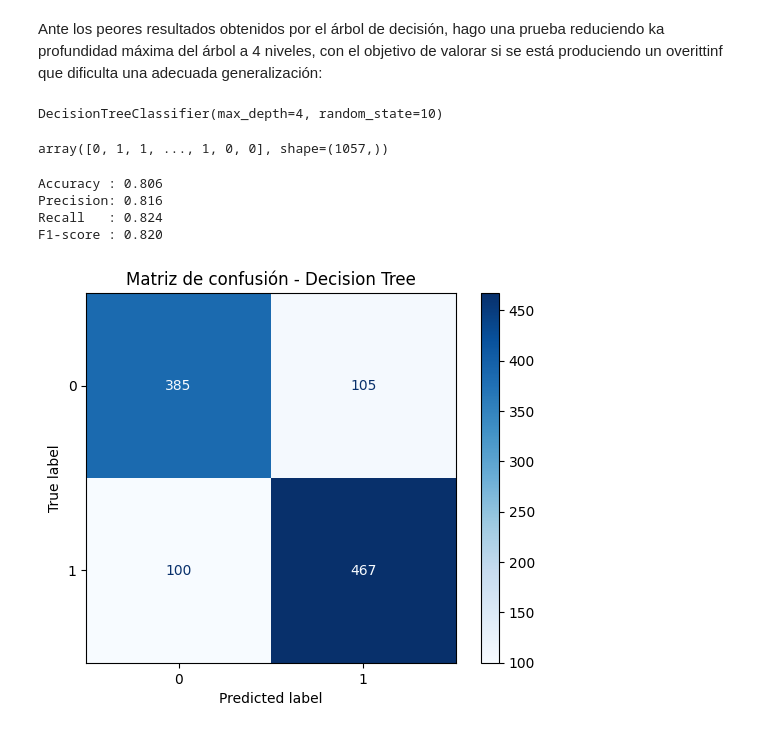
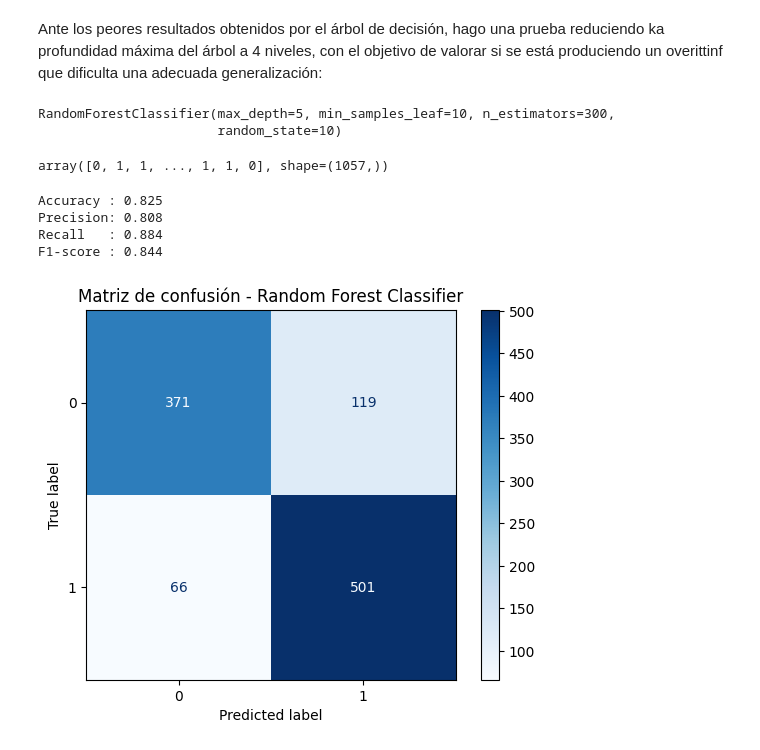
Before and after one commit to Leire2026/Proyecto_Machine_Learning, a Jupyter notebook: Proyecto_Final_ML/2_Notebooks/3_Modelo_4_Random_Forest_Classifier.ipynb, the cells around one changed output. Saved outputs shown, nothing was run; the diff lists cells and outputs as text; code cells hidden in the pictures.

```diff
--- a/Proyecto_Final_ML/2_Notebooks/3_Modelo_4_Random_Forest_Classifier.ipynb
+++ b/Proyecto_Final_ML/2_Notebooks/3_Modelo_4_Random_Forest_Classifier.ipynb
@@ -169,48 +179,51 @@ importancias_rf.sort_values(
 # %% [markdown]
 Ante los peores resultados obtenidos por el árbol de decisión, hago una prueba reduciendo ka profundidad máxima del árbol a 4 niveles, con el objetivo de valorar si se está produciendo un overittinf que dificulta una adecuada generalización:
 # %%
-#Vuelvo a entrenar el modelo limitando la profundidad a 4 niveles
-dt = DecisionTreeClassifier(
-    max_depth=4,
+#Vuelvo a entrenar el modelo limitando el riesgo de sobreajuste
+rf = RandomForestClassifier(
+    n_estimators=300,
+    max_depth=5,
+    min_samples_leaf=10,
     random_state=10
 )
 
-dt.fit(X_train_scaled, y_train)
+rf.fit(X_train_scaled, y_train)
 # %% [output]
-DecisionTreeClassifier(max_depth=4, random_state=10)
+RandomForestClassifier(max_depth=5, min_samples_leaf=10, n_estimators=300,
+                       random_state=10)
 # %%
 #Hago las predicciones
 
-y_pred_dt = dt.predict(X_test_scaled)
-y_pred_dt
+y_pred_rf = rf.predict(X_test_scaled)
+y_pred_rf
 # %% [output]
-array([0, 1, 1, ..., 1, 0, 0], shape=(1057,))
+array([0, 1, 1, ..., 1, 1, 0], shape=(1057,))
 # %%
 #Metricas:
 
-accuracy = accuracy_score(y_test, y_pred_dt)
-precision = precision_score(y_test, y_pred_dt)
-recall = recall_score(y_test, y_pred_dt)
-f1 = f1_score(y_test, y_pred_dt)
+accuracy = accuracy_score(y_test, y_pred_rf)
+precision = precision_score(y_test, y_pred_rf)
+recall = recall_score(y_test, y_pred_rf)
+f1 = f1_score(y_test, y_pred_rf)
 
 print(f"Accuracy : {accuracy:.3f}")
 print(f"Precision: {precision:.3f}")
 print(f"Recall   : {recall:.3f}")
 print(f"F1-score : {f1:.3f}")
 # %% [output]
-Accuracy : 0.806
-Precision: 0.816
-Recall   : 0.824
-F1-score : 0.820
+Accuracy : 0.825
+Precision: 0.808
+Recall   : 0.884
+F1-score : 0.844
 # %%
 
 ConfusionMatrixDisplay.from_predictions(
     y_test,
-    y_pred_dt,
+    y_pred_rf,
     cmap='Blues'
 )
 
-plt.title('Matriz de confusión - Decision Tree')
+plt.title('Matriz de confusión - Random Forest Classifier')
 plt.show()
 # %% [output]
-[figure, old version]
+[figure, new version]
```
Also changed, not shown: parts of 3 cells of this notebook, 2 other files.
